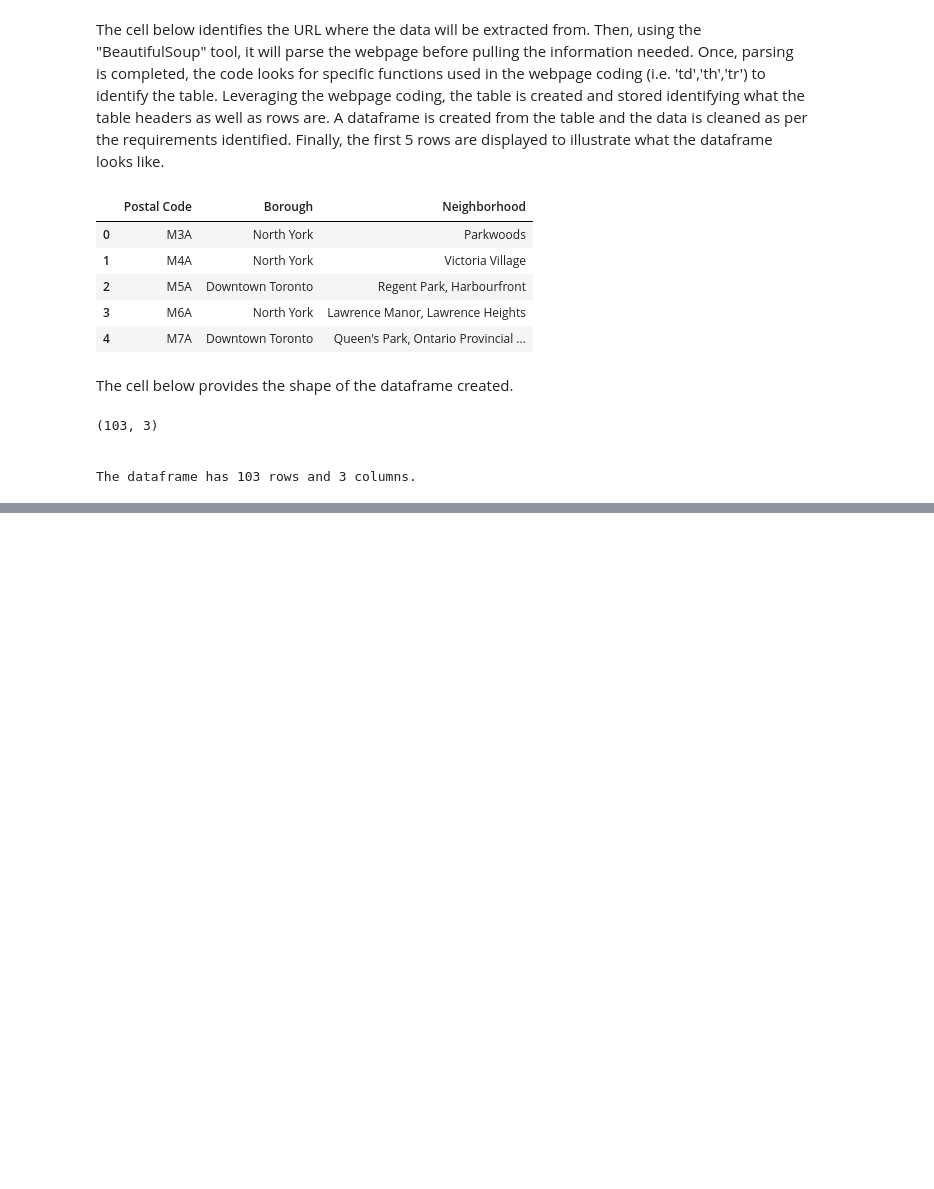
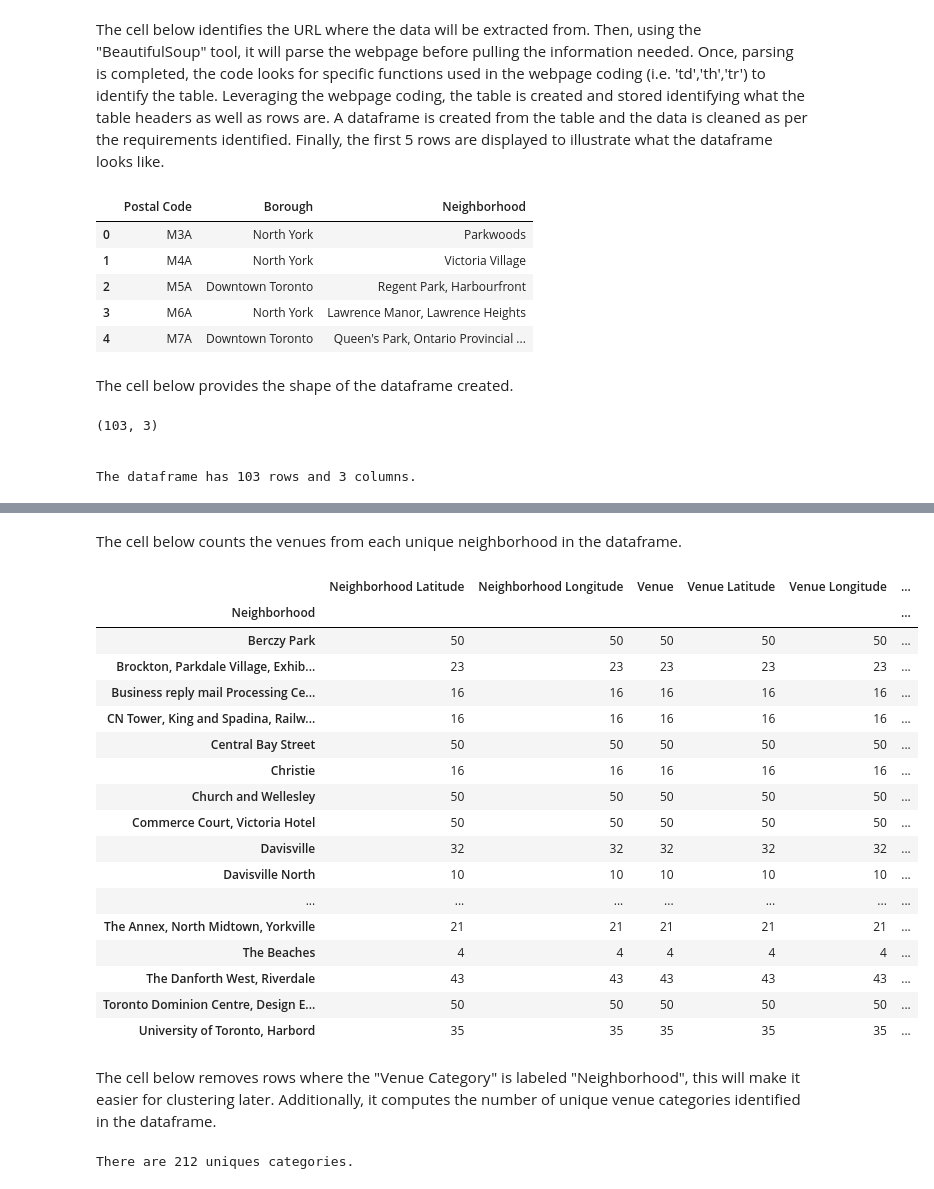
Before and after one commit to rayc97/Coursera_Capstone, a Jupyter notebook: Capstone Assignment.ipynb, the cells around one changed output, grey strips where cells are left out. Saved outputs shown, nothing was run; the diff lists cells and outputs as text; code cells hidden in the pictures; blank space fills up the shorter version.

```diff
--- a/Capstone Assignment.ipynb
+++ b/Capstone Assignment.ipynb
@@ -61,0 +77,8 @@ The dataframe has 103 rows and 3 columns.
+# %%
+merged_df = df.merge(cn_df, how = 'inner')
+
+toronto_df = merged_df[merged_df['Borough'].str.contains('Toronto')]
+toronto_df = toronto_df.reset_index()
+toronto_df = toronto_df.drop(columns = ['index'])
+
+toronto_df.head()
@@ -61,0 +120,8 @@ The dataframe has 103 rows and 3 columns.
+# %%
+address = 'Toronto, ON'
+
+geolocator = Nominatim(user_agent="on_explorer")
+location = geolocator.geocode(address)
+latitude = location.latitude
+longitude = location.longitude
+print('The geograpical coordinate of Toronto are {}, {}.'.format(latitude, longitude))
@@ -61,0 +233,31 @@ The dataframe has 103 rows and 3 columns.
+# %% [markdown]
+The cell below counts the venues from each unique neighborhood in the dataframe.
+# %%
+toronto_venues.groupby('Neighborhood').count()
+# %% [output]
+|  | Neighborhood Latitude | Neighborhood Longitude | Venue | Venue Latitude | Venue Longitude | ... |
+| Neighborhood |  |  |  |  |  | ... |
+| Berczy Park | 50 | 50 | 50 | 50 | 50 | ... |
+| Brockton, Parkdale Village, Exhib... | 23 | 23 | 23 | 23 | 23 | ... |
+| Business reply mail Processing Ce... | 16 | 16 | 16 | 16 | 16 | ... |
+| CN Tower, King and Spadina, Railw... | 16 | 16 | 16 | 16 | 16 | ... |
+| Central Bay Street | 50 | 50 | 50 | 50 | 50 | ... |
+| Christie | 16 | 16 | 16 | 16 | 16 | ... |
+| Church and Wellesley | 50 | 50 | 50 | 50 | 50 | ... |
+| Commerce Court, Victoria Hotel | 50 | 50 | 50 | 50 | 50 | ... |
+| Davisville | 32 | 32 | 32 | 32 | 32 | ... |
+| Davisville North | 10 | 10 | 10 | 10 | 10 | ... |
+| ... | ... | ... | ... | ... | ... | ... |
+| The Annex, North Midtown, Yorkville | 21 | 21 | 21 | 21 | 21 | ... |
+| The Beaches | 4 | 4 | 4 | 4 | 4 | ... |
+| The Danforth West, Riverdale | 43 | 43 | 43 | 43 | 43 | ... |
+| Toronto Dominion Centre, Design E... | 50 | 50 | 50 | 50 | 50 | ... |
+| University of Toronto, Harbord | 35 | 35 | 35 | 35 | 35 | ... |
+# %% [markdown]
+The cell below removes rows where the "Venue Category" is labeled "Neighborhood", this will make it easier for clustering later. Additionally, it computes the number of unique venue categories identified in the dataframe.
+# %%
+toronto_venues = toronto_venues[toronto_venues['Venue Category'] != 'Neighborhood']
+
+print('There are {} uniques categories.'.format(len(toronto_venues['Venue Category'].unique())))
+# %% [output]
+There are 212 uniques categories.
```
Also changed, not shown: parts of 38 cells of this notebook.
